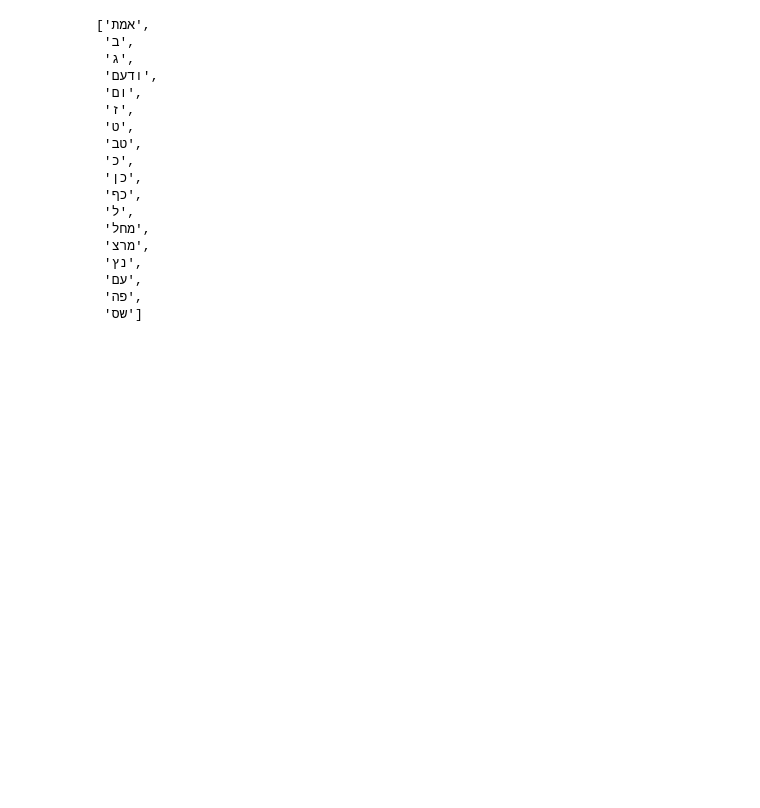
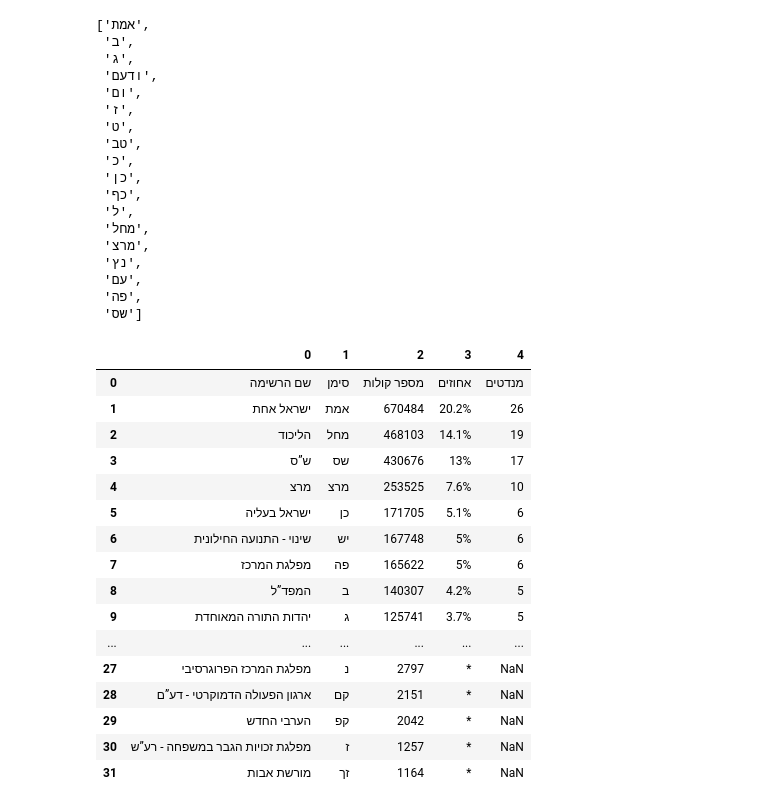
Before and after one commit to EliShteinman/streamlit, a Jupyter notebook: sample.ipynb, the cells around one changed output. Cells and saved outputs as stored; diff of their text form; code cells hidden in the pictures; blank space fills up the shorter version.

```diff
--- a/sample.ipynb
+++ b/sample.ipynb
@@ -239,3 +240,28 @@ sorted(top_10_parties_per_row.explode().unique().tolist())
  'עם',
  'פה',
  'שס']
+# %%
+url = 'https://www.gov.il/apps/elections/Elections-knesset-15/heb/asp/results.html'
+r = requests.get(
+    url=url,
+    ).content
+knesset_15_fd = pd.read_html(r)[1]
+knesset_15_fd
+# %% [output]
+|  | 0 | 1 | 2 | 3 | 4 |
+| 0 | שם הרשימה | סימן | מספר קולות | אחוזים | מנדטים |
+| 1 | ישראל אחת | אמת | 670484 | 20.2% | 26 |
+| 2 | הליכוד | מחל | 468103 | 14.1% | 19 |
+| 3 | ש”ס | שס | 430676 | 13% | 17 |
+| 4 | מרצ | מרצ | 253525 | 7.6% | 10 |
+| 5 | ישראל בעליה | כן | 171705 | 5.1% | 6 |
+| 6 | שינוי - התנועה החילונית | יש | 167748 | 5% | 6 |
+| 7 | מפלגת המרכז | פה | 165622 | 5% | 6 |
+| 8 | המפד”ל | ב | 140307 | 4.2% | 5 |
+| 9 | יהדות התורה המאוחדת | ג | 125741 | 3.7% | 5 |
+| ... | ... | ... | ... | ... | ... |
+| 27 | מפלגת המרכז הפרוגרסיבי | נ | 2797 | * | NaN |
+| 28 | ארגון הפעולה הדמוקרטי - דע”ם | קם | 2151 | * | NaN |
+| 29 | הערבי החדש | קפ | 2042 | * | NaN |
+| 30 | מפלגת זכויות הגבר במשפחה - רע”ש | ז | 1257 | * | NaN |
+| 31 | מורשת אבות | זך | 1164 | * | NaN |
```
Also changed, not shown: parts of 1 cell of this notebook.
